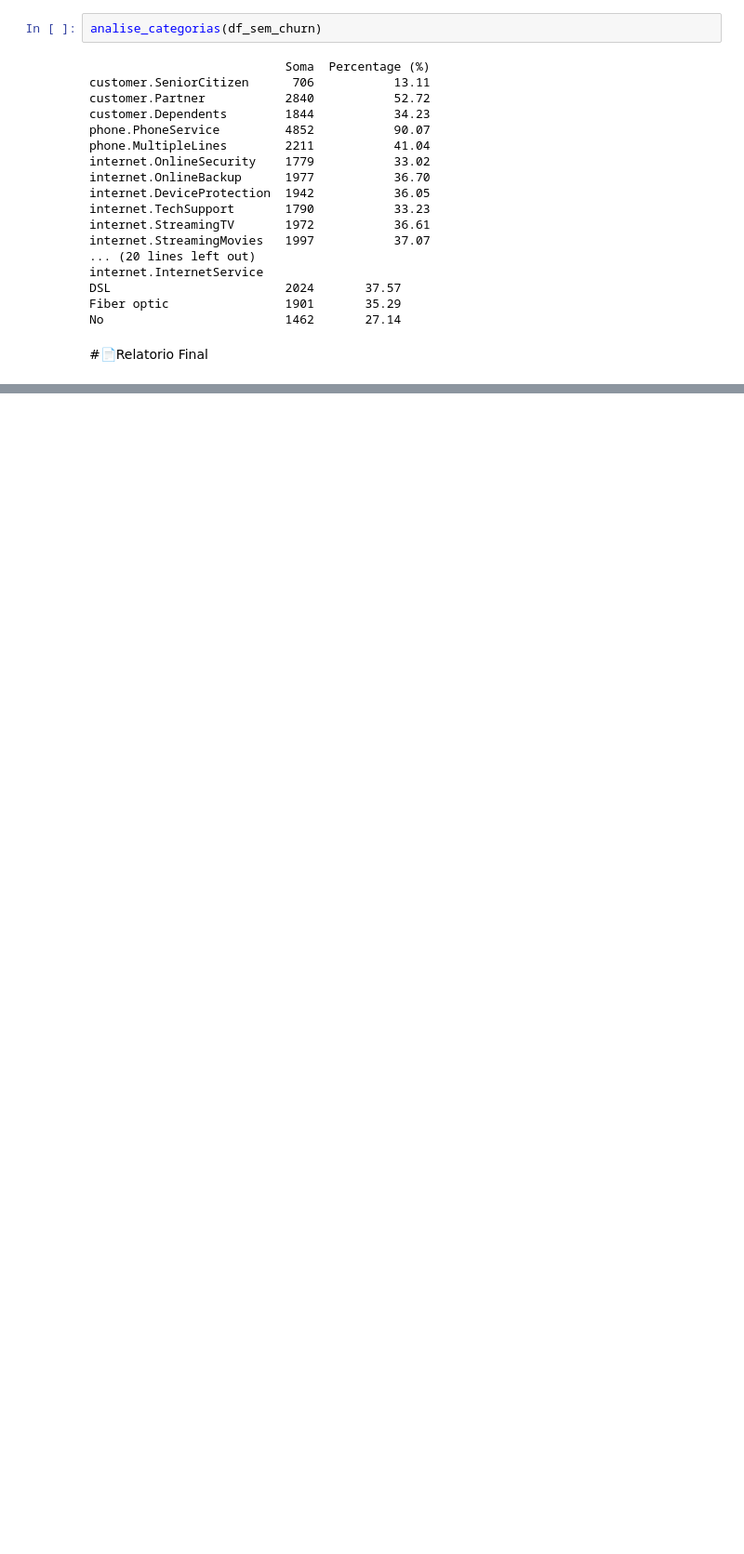
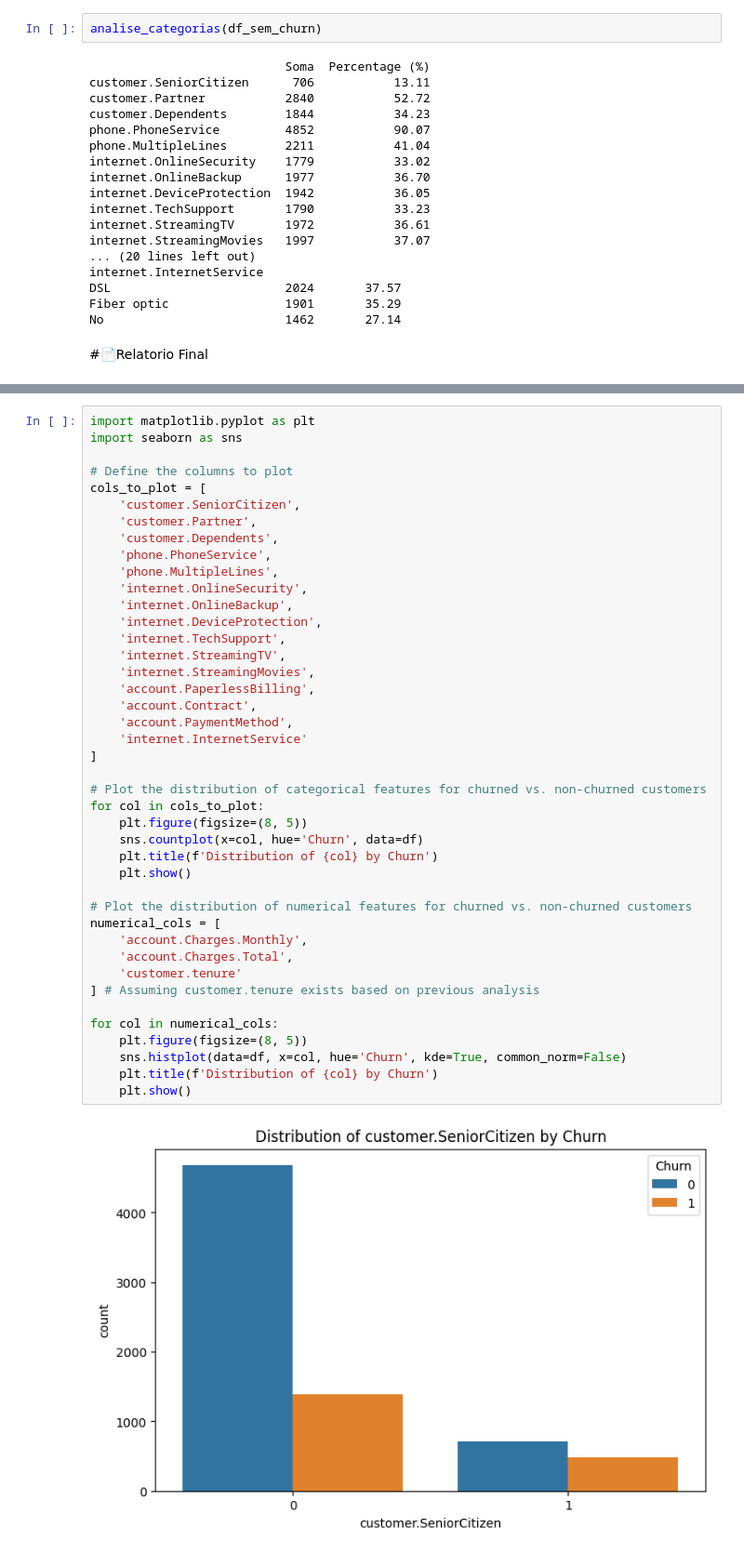
Before and after one commit to tcandreetti/challenge2-data-science, a Jupyter notebook: TelecomX_BR.ipynb, the cells around one changed output, grey strips where cells are left out. Shown at 93% size. Cells and saved outputs as stored; diff of their text form; blank space fills up the shorter version.

```diff
--- a/TelecomX_BR.ipynb
+++ b/TelecomX_BR.ipynb
@@ -335,0 +363,44 @@ No                         1462       27.14
+# %%
+import matplotlib.pyplot as plt
+import seaborn as sns
+
+# Define the columns to plot
+cols_to_plot = [
+    'customer.SeniorCitizen',
+    'customer.Partner',
+    'customer.Dependents',
+    'phone.PhoneService',
+    'phone.MultipleLines',
+    'internet.OnlineSecurity',
+    'internet.OnlineBackup',
+    'internet.DeviceProtection',
+    'internet.TechSupport',
+    'internet.StreamingTV',
+    'internet.StreamingMovies',
+    'account.PaperlessBilling',
+    'account.Contract',
+    'account.PaymentMethod',
+    'internet.InternetService'
+]
+
+# Plot the distribution of categorical features for churned vs. non-churned customers
+for col in cols_to_plot:
+    plt.figure(figsize=(8, 5))
+    sns.countplot(x=col, hue='Churn', data=df)
+    plt.title(f'Distribution of {col} by Churn')
+    plt.show()
+
+# Plot the distribution of numerical features for churned vs. non-churned customers
+numerical_cols = [
+    'account.Charges.Monthly',
+    'account.Charges.Total',
+    'customer.tenure'
+] # Assuming customer.tenure exists based on previous analysis
+
+for col in numerical_cols:
+    plt.figure(figsize=(8, 5))
+    sns.histplot(data=df, x=col, hue='Churn', kde=True, common_norm=False)
+    plt.title(f'Distribution of {col} by Churn')
+    plt.show()
+# %% [output]
+[figure, added]
```
Also changed, not shown: parts of 3 cells of this notebook.
